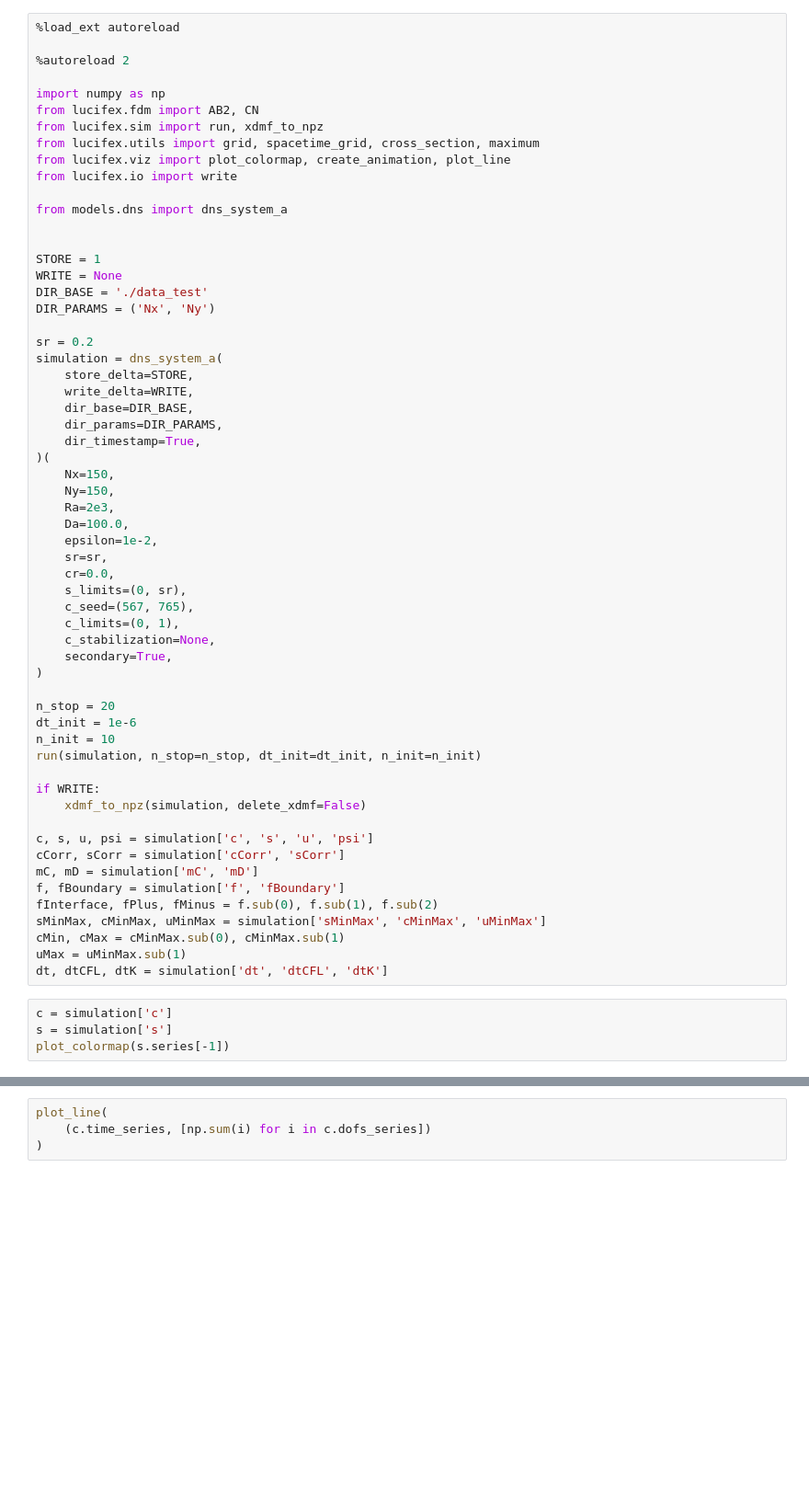
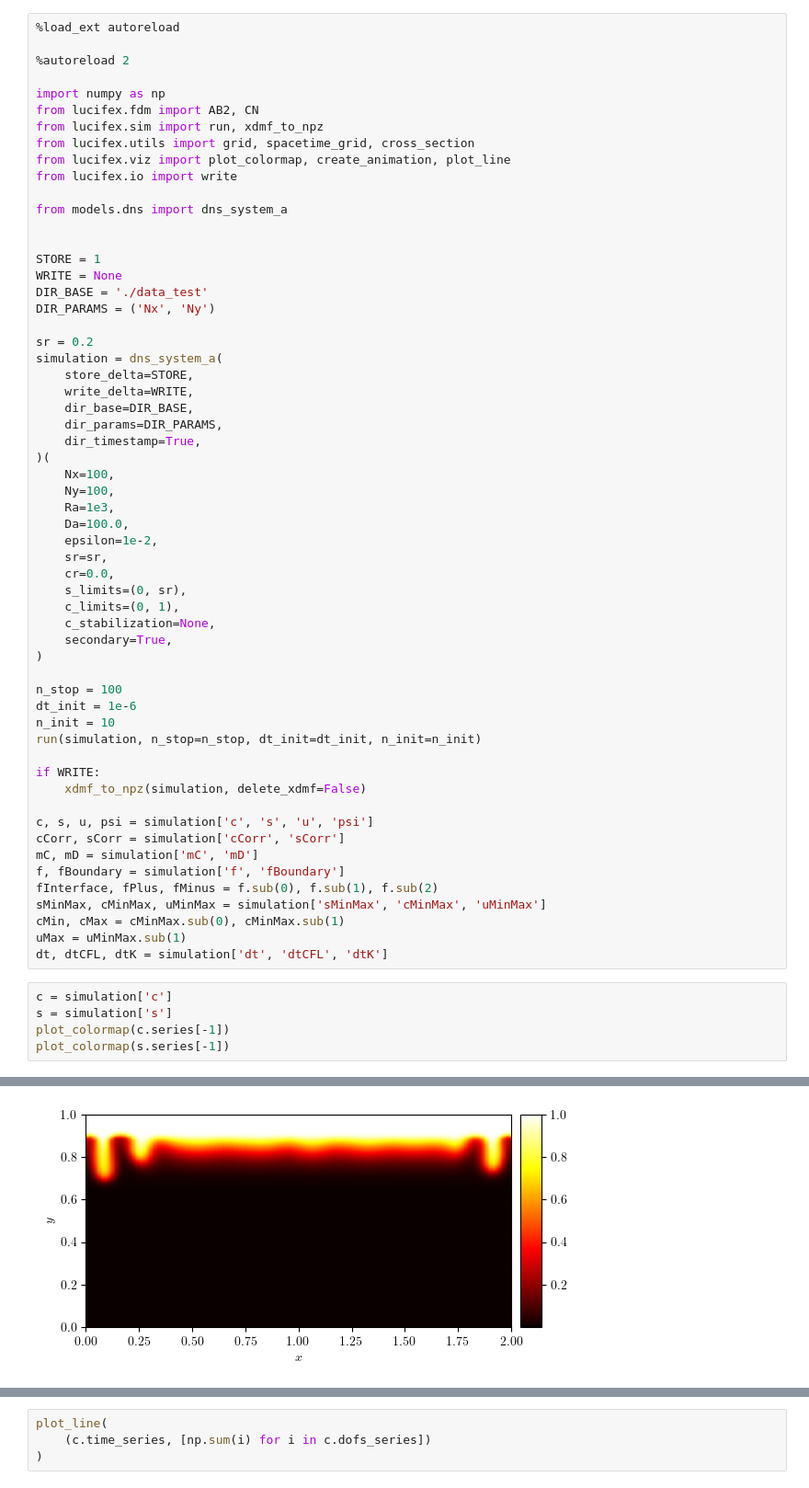
Before and after one commit to george-poole/CRoCoDiL, a Jupyter notebook: system_a/debug_dns.ipynb, the cells around one changed output, grey strips where cells are left out. Shown at 92% size. Saved outputs shown, nothing was run; the diff lists cells and outputs as text; blank space fills up the shorter version.

```diff
--- a/system_a/debug_dns.ipynb
+++ b/system_a/debug_dns.ipynb
@@ -6,7 +6,7 @@
 import numpy as np
 from lucifex.fdm import AB2, CN
 from lucifex.sim import run, xdmf_to_npz
-from lucifex.utils import grid, spacetime_grid, cross_section, maximum
+from lucifex.utils import grid, spacetime_grid, cross_section
 from lucifex.viz import plot_colormap, create_animation, plot_line
 from lucifex.io import write
 
@@ -26,21 +26,20 @@ simulation = dns_system_a(
     dir_params=DIR_PARAMS,
     dir_timestamp=True,
 )(
-    Nx=150,
-    Ny=150,
-    Ra=2e3,
+    Nx=100,
+    Ny=100,
+    Ra=1e3,
     Da=100.0,
     epsilon=1e-2,
     sr=sr,
     cr=0.0,
     s_limits=(0, sr),
-    c_seed=(567, 765),
     c_limits=(0, 1),
     c_stabilization=None,
     secondary=True,
 )
 
-n_stop = 20
+n_stop = 100
 dt_init = 1e-6
 n_init = 10
 run(simulation, n_stop=n_stop, dt_init=dt_init, n_init=n_init)
@@ -60,4 +59,6 @@ dt, dtCFL, dtK = simulation['dt', 'dtCFL', 'dtK']
 # %%
 c = simulation['c']
 s = simulation['s']
+plot_colormap(c.series[-1])
 plot_colormap(s.series[-1])
+# %% [output]
@@ -63,0 +66 @@ plot_colormap(s.series[-1])
+[figure, added]
```
Also changed, not shown: parts of 1 cell of this notebook, 20 other files.
